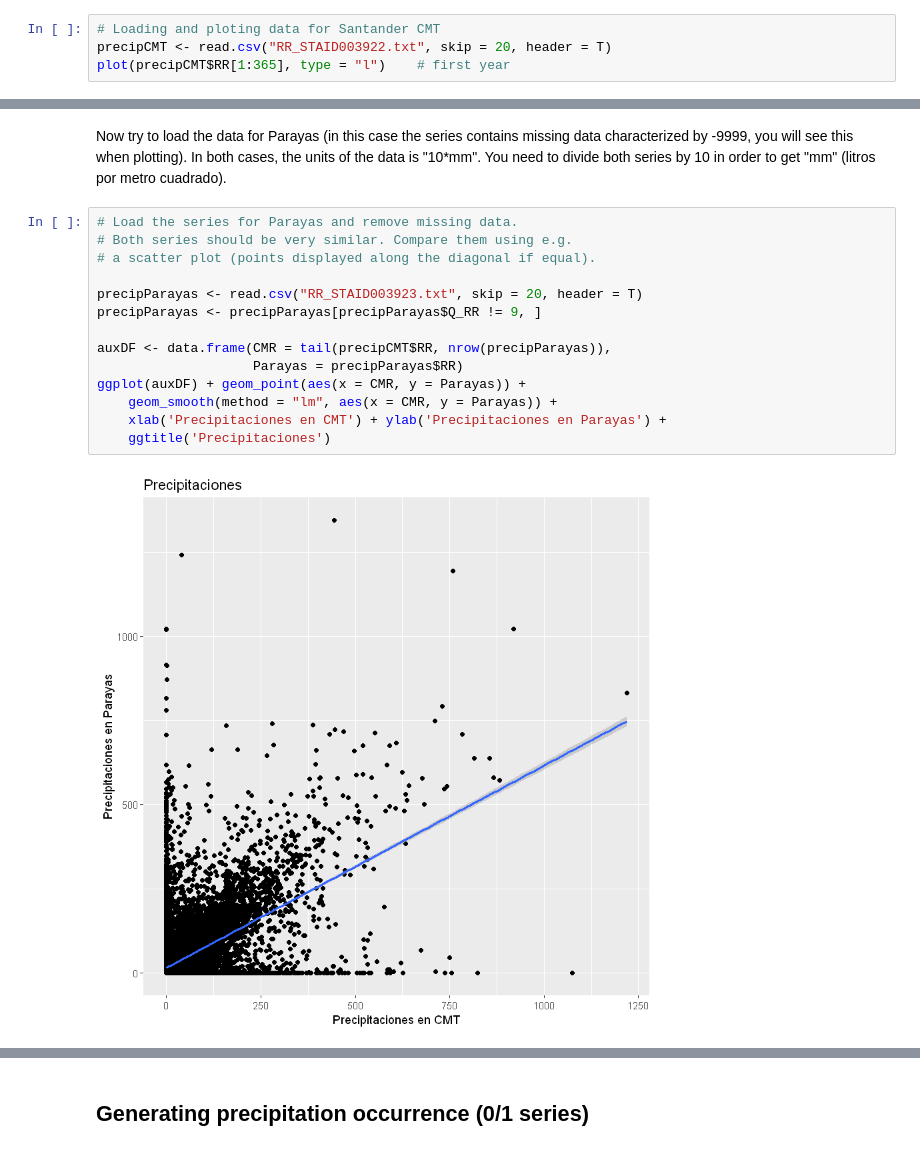
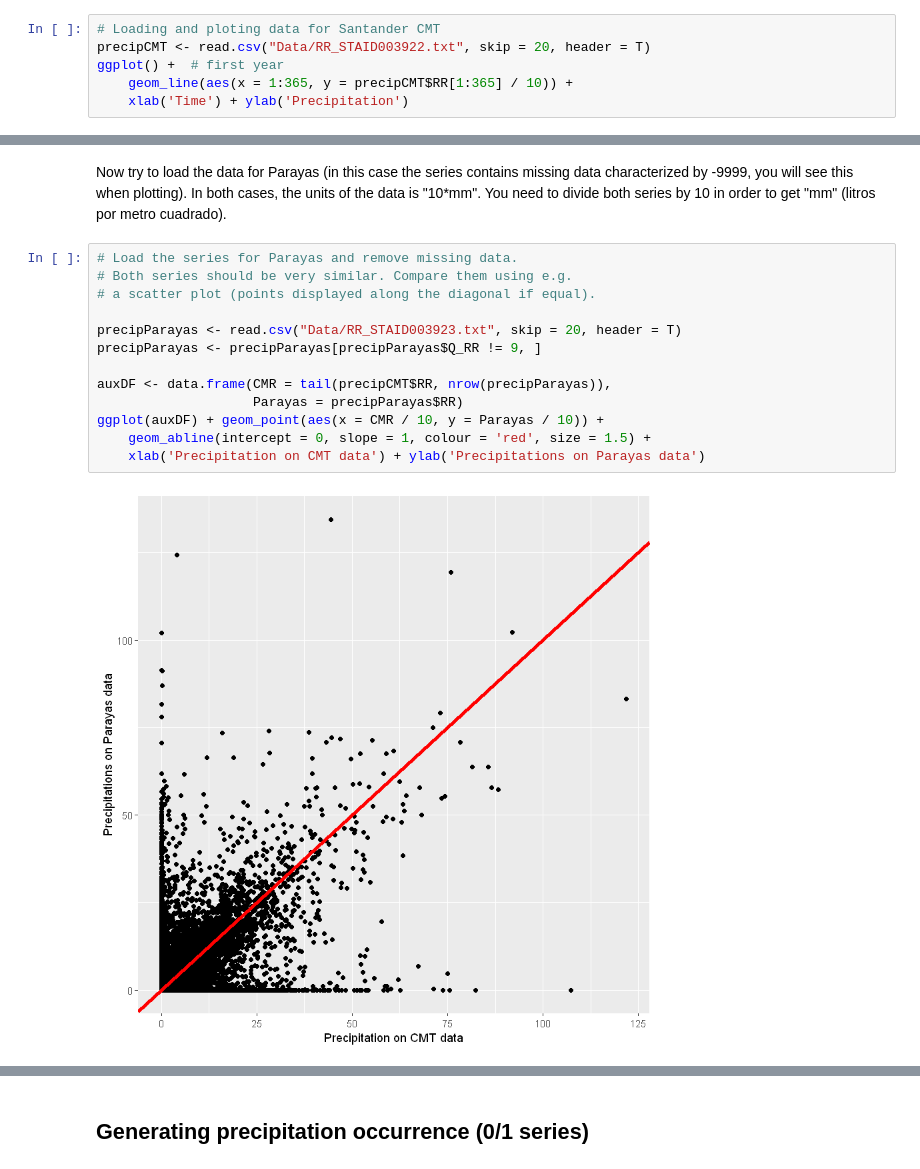
Before and after one commit to jgonzalezab/simulacion-precipitaciones, a Jupyter notebook: M1964_panorama_practica.ipynb, the cells around one changed output, grey strips where cells are left out. Cells and saved outputs as stored; diff of their text form.

```diff
--- a/M1964_panorama_practica.ipynb
+++ b/M1964_panorama_practica.ipynb
@@ -18,5 +19,7 @@ library(ggplot2)
 # %%
 # Loading and ploting data for Santander CMT
-precipCMT <- read.csv("RR_STAID003922.txt", skip = 20, header = T)
-plot(precipCMT$RR[1:365], type = "l")    # first year
+precipCMT <- read.csv("Data/RR_STAID003922.txt", skip = 20, header = T)
+ggplot() +  # first year
+    geom_line(aes(x = 1:365, y = precipCMT$RR[1:365] / 10)) +
+    xlab('Time') + ylab('Precipitation')
 # %% [output]
@@ -26,16 +29,15 @@ Now try to load the data for Parayas (in this case the series contains missing d
 # %%
 # Load the series for Parayas and remove missing data.
 # Both series should be very similar. Compare them using e.g.
 # a scatter plot (points displayed along the diagonal if equal).
 
-precipParayas <- read.csv("RR_STAID003923.txt", skip = 20, header = T)
+precipParayas <- read.csv("Data/RR_STAID003923.txt", skip = 20, header = T)
 precipParayas <- precipParayas[precipParayas$Q_RR != 9, ]
 
 auxDF <- data.frame(CMR = tail(precipCMT$RR, nrow(precipParayas)),
                     Parayas = precipParayas$RR)
-ggplot(auxDF) + geom_point(aes(x = CMR, y = Parayas)) +
-    geom_smooth(method = "lm", aes(x = CMR, y = Parayas)) +
-    xlab('Precipitaciones en CMT') + ylab('Precipitaciones en Parayas') +
-    ggtitle('Precipitaciones')
+ggplot(auxDF) + geom_point(aes(x = CMR / 10, y = Parayas / 10)) +
+    geom_abline(intercept = 0, slope = 1, colour = 'red', size = 1.5) +
+    xlab('Precipitation on CMT data') + ylab('Precipitations on Parayas data')
 # %% [output]
-[figure, old version]
+[figure, new version]
```
Also changed, not shown: parts of 18 cells of this notebook.
